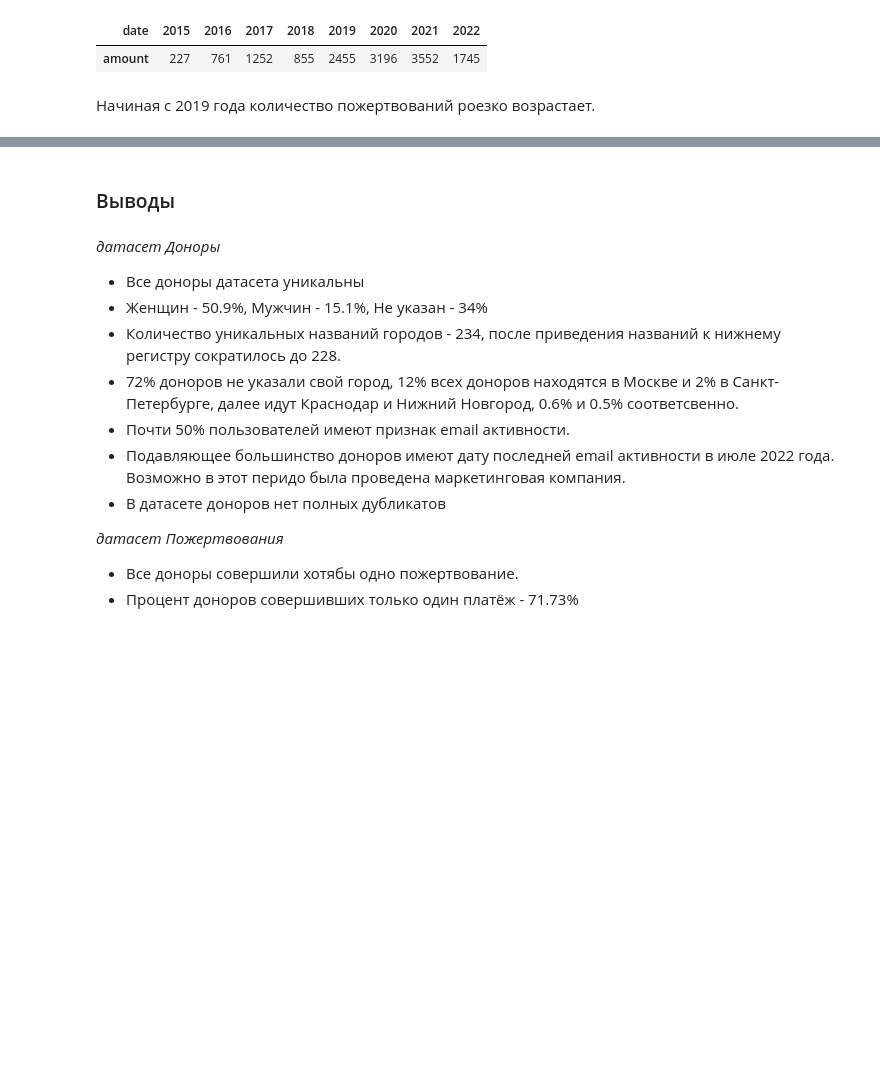
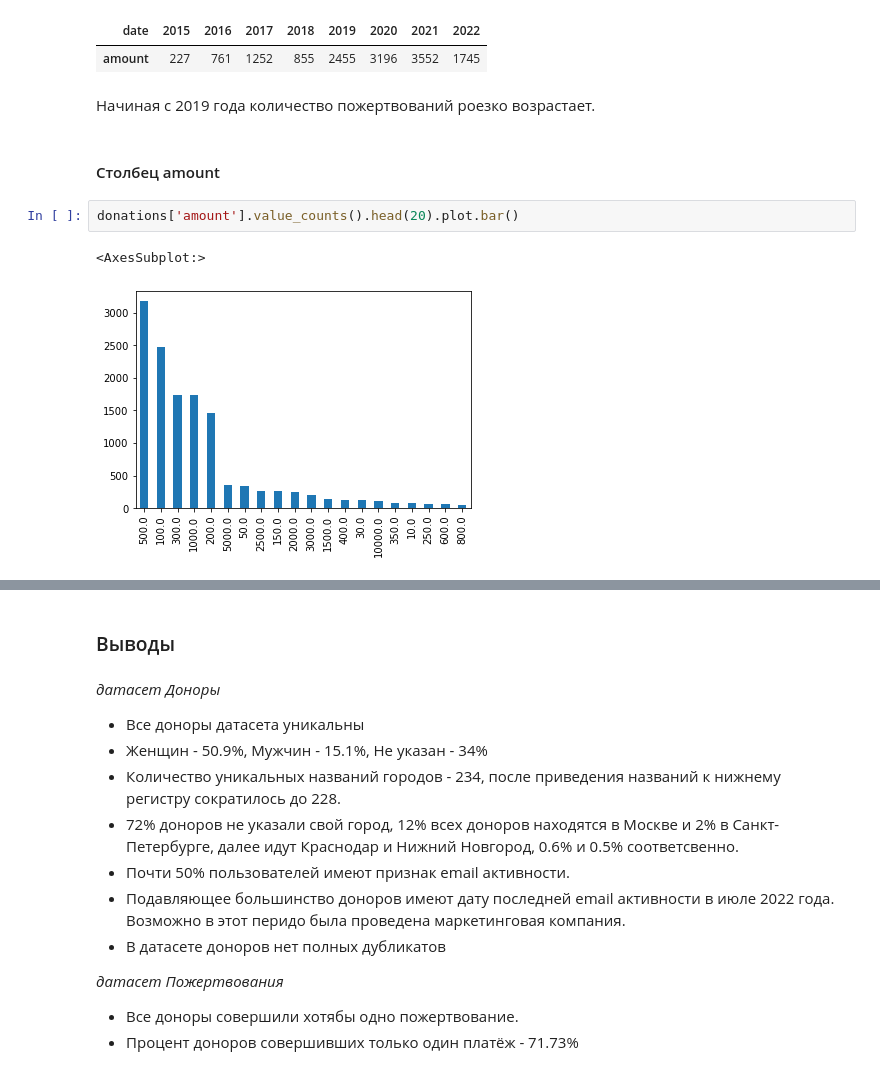
Before and after one commit to DenisChesnokov/DataAnalyticsProjects, a Jupyter notebook: donations/Donation.ipynb, the cells around one changed output, grey strips where cells are left out. Drawn from its saved outputs; the diff is of its cells as text; blank space fills up the shorter version.

```diff
--- a/donations/Donation.ipynb
+++ b/donations/Donation.ipynb
@@ -344,3 +344,10 @@ donations.pivot_table(columns=donations['date'].dt.year, aggfunc='count').head(1
 | amount | 227 | 761 | 1252 | 855 | 2455 | 3196 | 3552 | 1745 |
 # %% [markdown]
 Начиная с 2019 года количество пожертвований роезко возрастает.
+# %% [markdown]
+#### Столбец amount
+# %%
+donations['amount'].value_counts().head(20).plot.bar()
+# %% [output]
+<AxesSubplot:>
+[figure, added]
```
Also changed, not shown: parts of 5 cells of this notebook, 1 other file.
